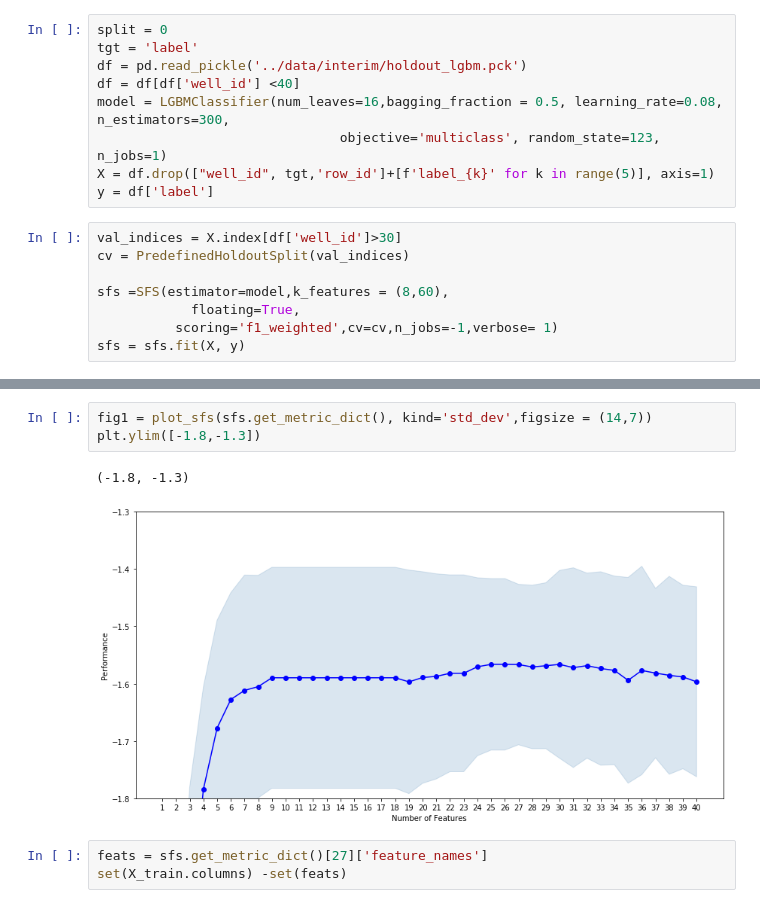
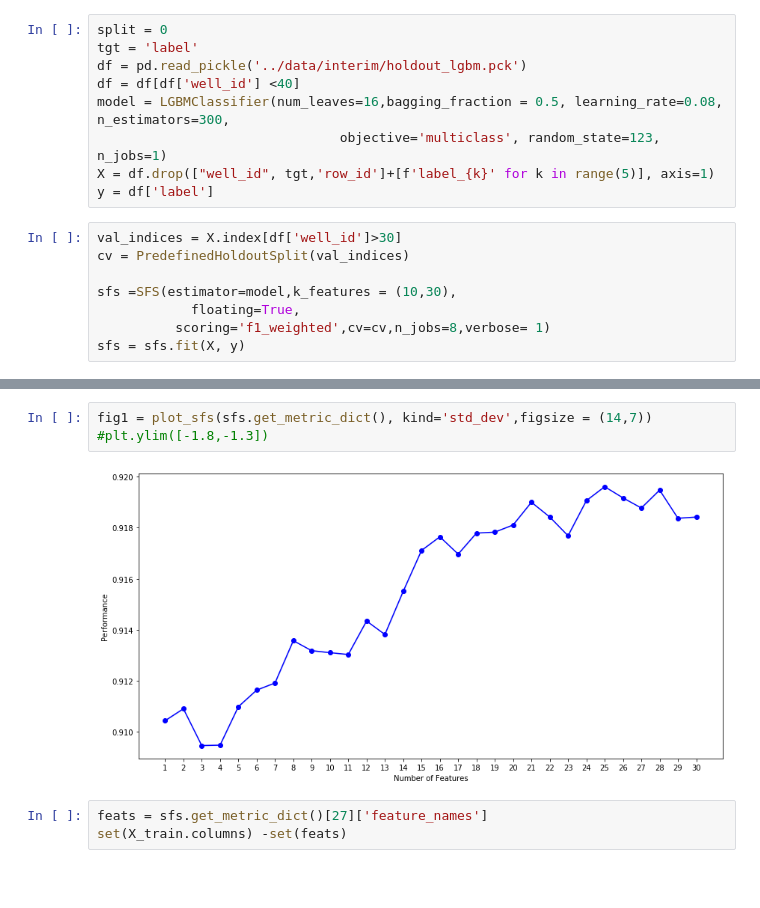
Before and after one commit to AntonBiryukovUofC/gamma_log_classification, a Jupyter notebook: notebooks/SFE.ipynb, the cells around one changed output, grey strips where cells are left out. Saved outputs shown, nothing was run; the diff lists cells and outputs as text; blank space fills up the shorter version.

```diff
--- a/notebooks/SFE.ipynb
+++ b/notebooks/SFE.ipynb
@@ -23,8 +23,8 @@ y = df['label']
 val_indices = X.index[df['well_id']>30]
 cv = PredefinedHoldoutSplit(val_indices)
 
-sfs =SFS(estimator=model,k_features = (8,60),
+sfs =SFS(estimator=model,k_features = (10,30),
             floating=True,
-          scoring='f1_weighted',cv=cv,n_jobs=-1,verbose= 1)
+          scoring='f1_weighted',cv=cv,n_jobs=8,verbose= 1)
 sfs = sfs.fit(X, y)
 # %% [output]
@@ -49,9 +48,8 @@ KeyError: None
 # %%
 fig1 = plot_sfs(sfs.get_metric_dict(), kind='std_dev',figsize = (14,7))
-plt.ylim([-1.8,-1.3])
+#plt.ylim([-1.8,-1.3])
 # %% [output]
-(-1.8, -1.3)
-[figure, old version]
+[figure, new version]
 # %%
 feats = sfs.get_metric_dict()[27]['feature_names']
 set(X_train.columns) -set(feats)
```
Also changed, not shown: parts of 1 cell of this notebook, 3 other files.
